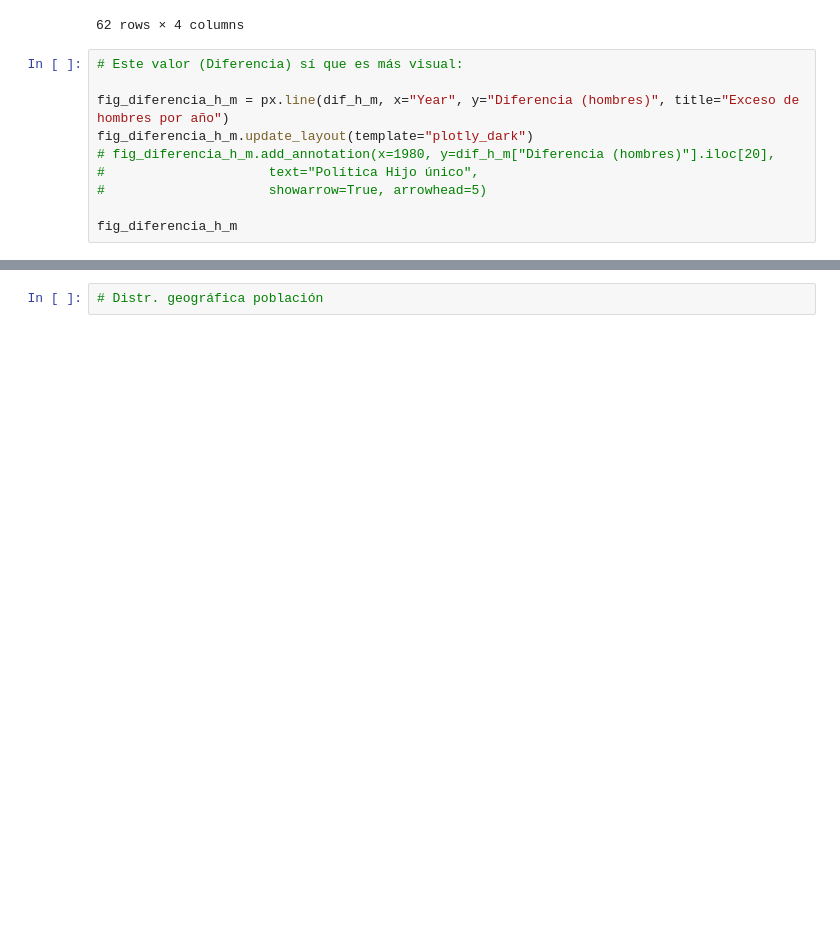
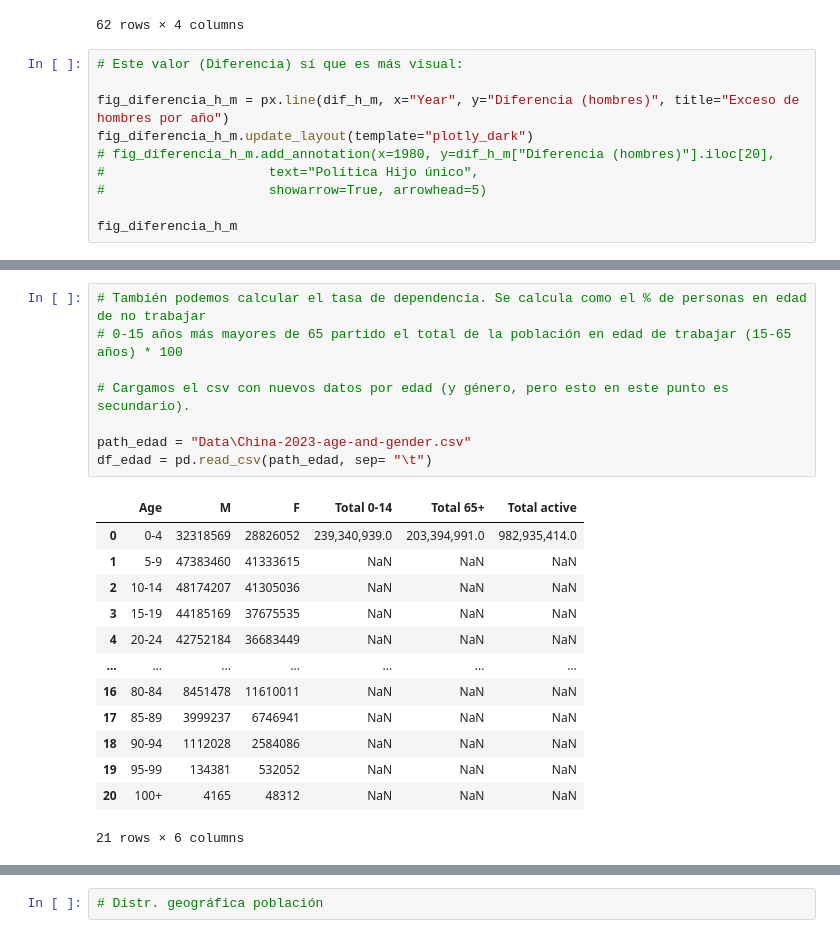
Before and after one commit to appeceix/China_population_EDA, a Jupyter notebook: main.ipynb, the cells around one changed output, grey strips where cells are left out. Drawn from its saved outputs; the diff is of its cells as text; blank space fills up the shorter version.

```diff
--- a/main.ipynb
+++ b/main.ipynb
@@ -431,0 +451,22 @@ fig_diferencia_h_m
+# %%
+# También podemos calcular el tasa de dependencia. Se calcula como el % de personas en edad de no trabajar
+# 0-15 años más mayores de 65 partido el total de la población en edad de trabajar (15-65 años) * 100
+
+# Cargamos el csv con nuevos datos por edad (y género, pero esto en este punto es secundario).
+
+path_edad = "Data\China-2023-age-and-gender.csv"
+df_edad = pd.read_csv(path_edad, sep= "\t")
+# %% [output]
+|  | Age | M | F | Total 0-14 | Total 65+ | Total active |
+| 0 | 0-4 | 32318569 | 28826052 | 239,340,939.0 | 203,394,991.0 | 982,935,414.0 |
+| 1 | 5-9 | 47383460 | 41333615 | NaN | NaN | NaN |
+| 2 | 10-14 | 48174207 | 41305036 | NaN | NaN | NaN |
+| 3 | 15-19 | 44185169 | 37675535 | NaN | NaN | NaN |
+| 4 | 20-24 | 42752184 | 36683449 | NaN | NaN | NaN |
+| ... | ... | ... | ... | ... | ... | ... |
+| 16 | 80-84 | 8451478 | 11610011 | NaN | NaN | NaN |
+| 17 | 85-89 | 3999237 | 6746941 | NaN | NaN | NaN |
+| 18 | 90-94 | 1112028 | 2584086 | NaN | NaN | NaN |
+| 19 | 95-99 | 134381 | 532052 | NaN | NaN | NaN |
+| 20 | 100+ | 4165 | 48312 | NaN | NaN | NaN |
+21 rows × 6 columns
```
Also changed, not shown: parts of 15 cells of this notebook, 6 other files.
